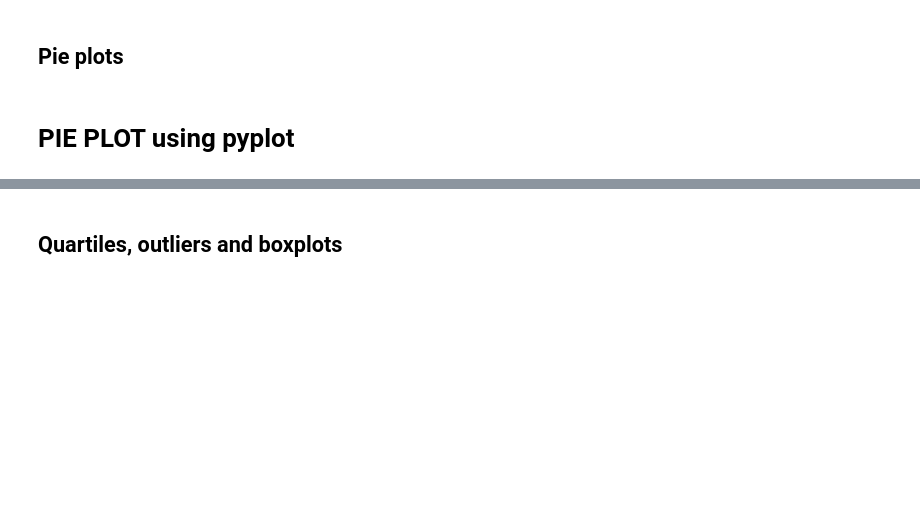
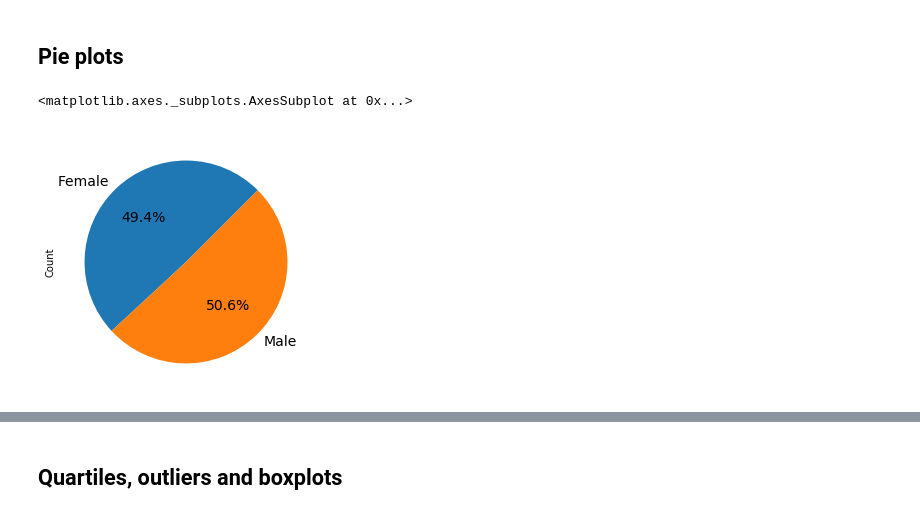
Before and after one commit to Macasante16/Pyplot, a Jupyter notebook: PowerOfPlots.ipynb, the cells around one changed output, grey strips where cells are left out. Cells and saved outputs as stored; diff of their text form; code cells hidden in the pictures; blank space fills up the shorter version.

```diff
--- a/PowerOfPlots.ipynb
+++ b/PowerOfPlots.ipynb
@@ -103,4 +95,19 @@ plt.show()
 # %%
 # Generate a pie plot showing the distribution of female versus male mice using pandas
 gender_df = pd.DataFrame(merge_table.groupby(["Sex"]).count()).reset_index()
 gender_df.head()
+
+gender_df = gender_df[["Sex","Mouse ID"]]
+gender_df = gender_df.rename(columns={"Mouse ID": "Count"})
+gender_df.head()
+
+
+
+# plot chart
+plt.figure(figsize=(10,6))
+ax1 = plt.subplot(122, aspect='equal')
+gender_df.plot(kind='pie', y = "Count", ax=ax1, autopct='%1.1f%%',
+ startangle=45, shadow= False, labels=gender_df['Sex'], legend = False, fontsize=14)
+# %% [output]
+<matplotlib.axes._subplots.AxesSubplot at 0x...>
+[figure, added]
@@ -122,3 +114 @@ plt.close()
-# %% [markdown]
-# PIE PLOT using pyplot
 # %%
```
Also changed, not shown: parts of 58 cells of this notebook.
